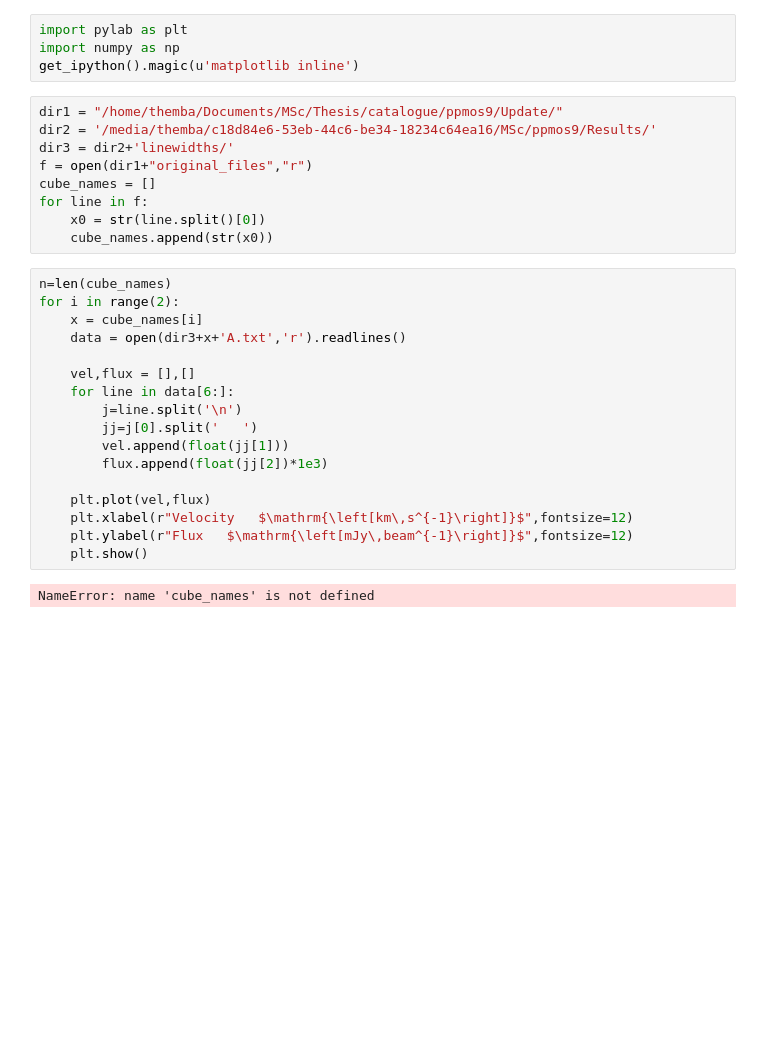
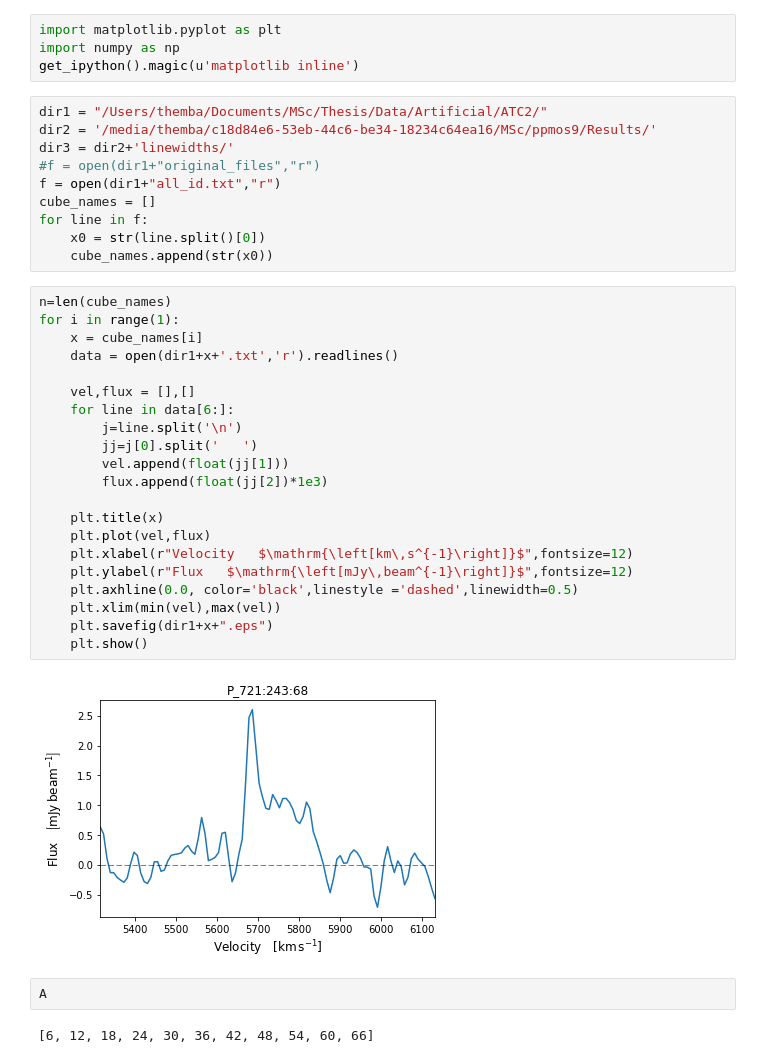
Before and after one commit to Gqaza/Masters_project_scripts, a Jupyter notebook: global_profiles.ipynb, the cells around one changed output. Cells and saved outputs as stored; diff of their text form; blank space fills up the shorter version.

```diff
--- a/global_profiles.ipynb
+++ b/global_profiles.ipynb
@@ -1,32 +1,41 @@
 # %%
-import pylab as plt
+import matplotlib.pyplot as plt
 import numpy as np
 get_ipython().magic(u'matplotlib inline')
 # %%
-dir1 = "/home/themba/Documents/MSc/Thesis/catalogue/ppmos9/Update/"
+dir1 = "/Users/themba/Documents/MSc/Thesis/Data/Artificial/ATC2/"
 dir2 = '/media/themba/c18d84e6-53eb-44c6-be34-18234c64ea16/MSc/ppmos9/Results/'
 dir3 = dir2+'linewidths/'
-f = open(dir1+"original_files","r")
+#f = open(dir1+"original_files","r")
+f = open(dir1+"all_id.txt","r")
 cube_names = []
 for line in f:
     x0 = str(line.split()[0])
     cube_names.append(str(x0))
 # %%
 n=len(cube_names)
-for i in range(2):
+for i in range(1):
     x = cube_names[i]
-    data = open(dir3+x+'A.txt','r').readlines()
+    data = open(dir1+x+'.txt','r').readlines()
 
     vel,flux = [],[]
     for line in data[6:]:
         j=line.split('\n')
         jj=j[0].split('   ')
         vel.append(float(jj[1]))
         flux.append(float(jj[2])*1e3)
 
+    plt.title(x)
     plt.plot(vel,flux)
     plt.xlabel(r"Velocity   $\mathrm{\left[km\,s^{-1}\right]}$",fontsize=12)
     plt.ylabel(r"Flux   $\mathrm{\left[mJy\,beam^{-1}\right]}$",fontsize=12)
+    plt.axhline(0.0, color='black',linestyle ='dashed',linewidth=0.5)
+    plt.xlim(min(vel),max(vel))
+    plt.savefig(dir1+x+".eps")
     plt.show()
 # %% [output]
-NameError: name 'cube_names' is not defined
+[figure, added]
+# %%
+A
+# %% [output]
+[6, 12, 18, 24, 30, 36, 42, 48, 54, 60, 66]
```
Also changed, not shown: parts of 2 cells of this notebook, 9 other files.
